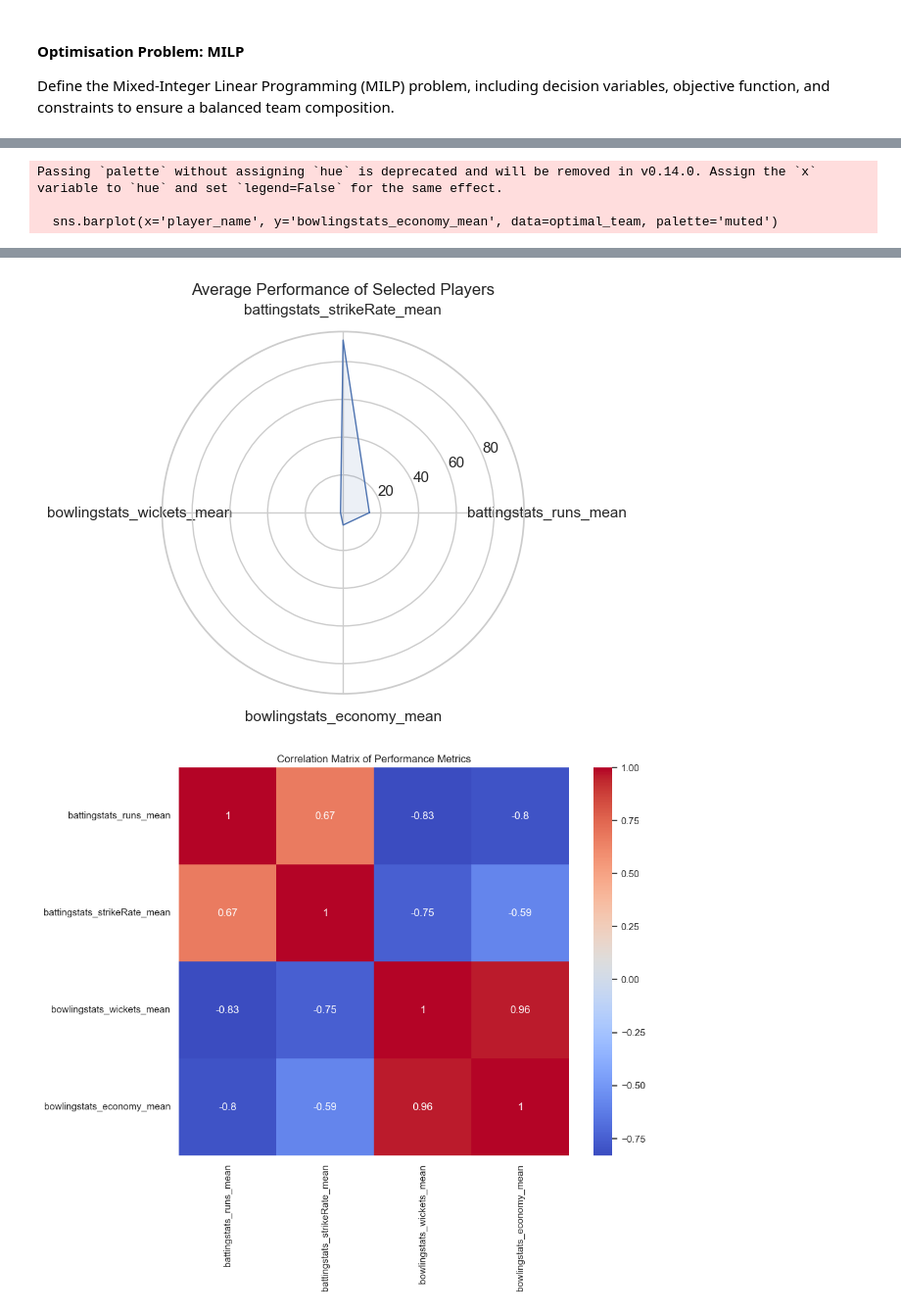
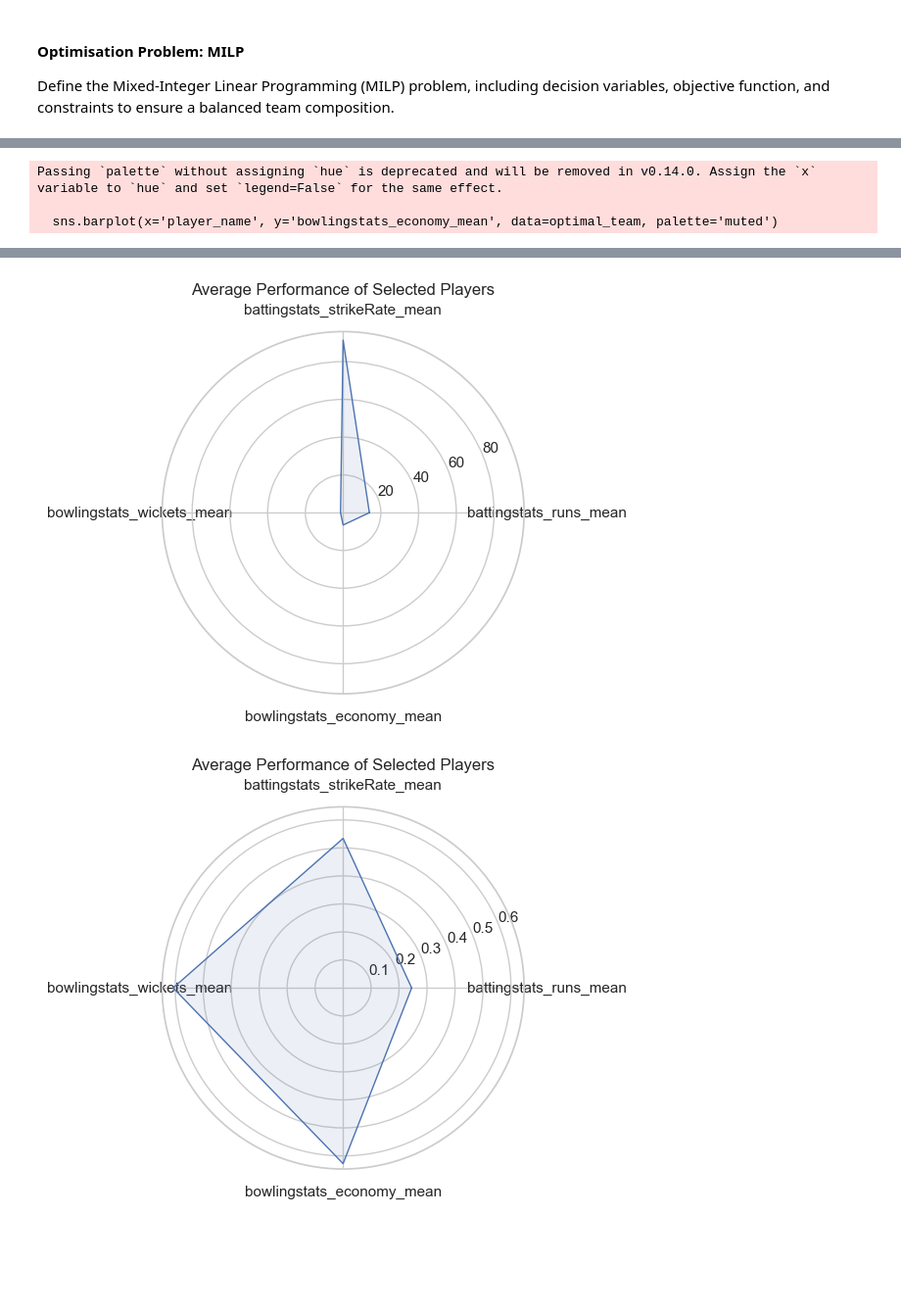
Before and after one commit to ArslanManzoor95/england_t20i_optimisation, a Jupyter notebook: cricket_optimisation_problem.ipynb, the cells around one changed output, grey strips where cells are left out. Shown at 98% size. Cells and saved outputs as stored; diff of their text form; code cells hidden in the pictures; blank space fills up the shorter version.

```diff
--- a/cricket_optimisation_problem.ipynb
+++ b/cricket_optimisation_problem.ipynb
@@ -996,31 +996,63 @@ categories = ['battingstats_runs_mean', 'battingstats_strikeRate_mean', 'bowling
 player_data = optimal_team[categories].mean().tolist()
 player_data += player_data[:1]
 
 create_radar_chart(player_data, categories, 'Average Performance of Selected Players')
 
+# updated radar chart with normalised data
+
+categories = ['battingstats_runs_mean', 'battingstats_strikeRate_mean', 'bowlingstats_wickets_mean', 'bowlingstats_economy_mean']
+
+# Function to normalize the data
+def normalize_series(series):
+    return (series - series.min()) / (series.max() - series.min())
+
+# Normalize the metrics for the radar chart
+normalized_metrics = optimal_team[categories].apply(normalize_series)
+
+# Prepare data for the radar chart
+player_data = normalized_metrics.mean().tolist()
+player_data += player_data[:1]
+
+def create_radar_chart(data, categories, title):
+    N = len(categories)
+    angles = [n / float(N) * 2 * pi for n in range(N)]
+    angles += angles[:1]
+
+    ax = plt.subplot(111, polar=True)
+    plt.xticks(angles[:-1], categories)
+
+    ax.plot(angles, data, linewidth=1, linestyle='solid')
+    ax.fill(angles, data, 'b', alpha=0.1)
+
+    plt.title(title)
+    plt.show()
+
+create_radar_chart(player_data, categories, 'Average Performance of Selected Players')
+
+
 # Heatmap
 plt.figure(figsize=(10, 8))
 correlation_matrix = optimal_team[['battingstats_runs_mean', 'battingstats_strikeRate_mean', 'bowlingstats_wickets_mean', 'bowlingstats_economy_mean']].corr()
 sns.heatmap(correlation_matrix, annot=True, cmap='coolwarm')
 plt.title('Correlation Matrix of Performance Metrics')
 plt.show()
 # %% [output]
 [figure]
 Passing `palette` without assigning `hue` is deprecated and will be removed in v0.14.0. Assign the `x` variable to `hue` and set `legend=False` for the same effect.
 
   sns.barplot(x='player_name', y='battingstats_runs_mean', data=optimal_team, palette='muted')
 [figure]
 Passing `palette` without assigning `hue` is deprecated and will be removed in v0.14.0. Assign the `x` variable to `hue` and set `legend=False` for the same effect.
 
   sns.barplot(x='player_name', y='battingstats_strikeRate_mean', data=optimal_team, palette='muted')
 [figure]
 Passing `palette` without assigning `hue` is deprecated and will be removed in v0.14.0. Assign the `x` variable to `hue` and set `legend=False` for the same effect.
 
   sns.barplot(x='player_name', y='bowlingstats_wickets_mean', data=optimal_team, palette='muted')
 [figure]
 Passing `palette` without assigning `hue` is deprecated and will be removed in v0.14.0. Assign the `x` variable to `hue` and set `legend=False` for the same effect.
 
   sns.barplot(x='player_name', y='bowlingstats_economy_mean', data=optimal_team, palette='muted')
 [figure]
 [figure]
-[figure, old version]
+[figure, new version]
```
Also changed, not shown: parts of 1 cell of this notebook.
